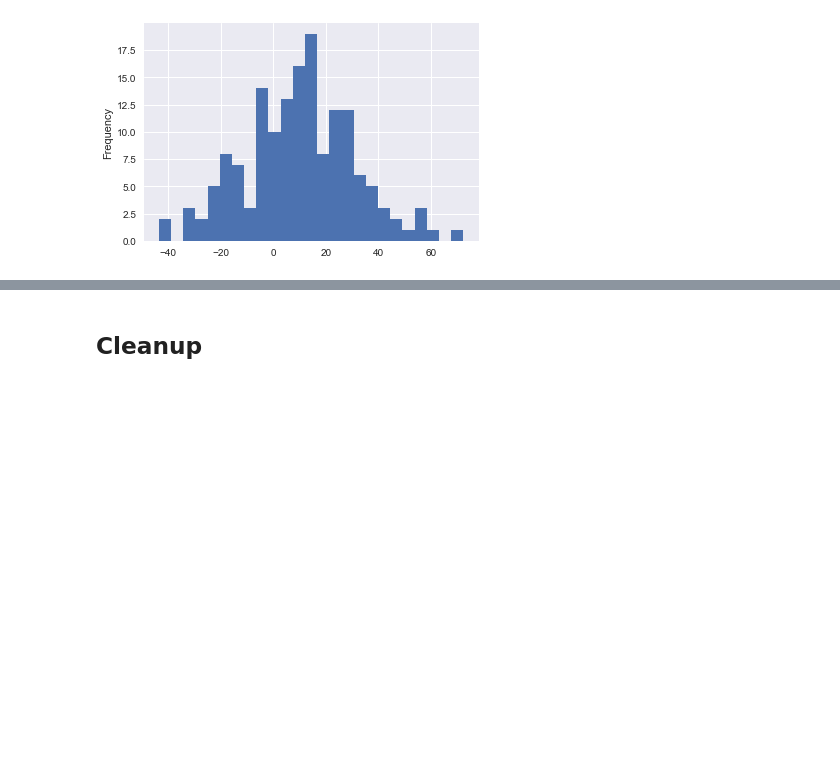
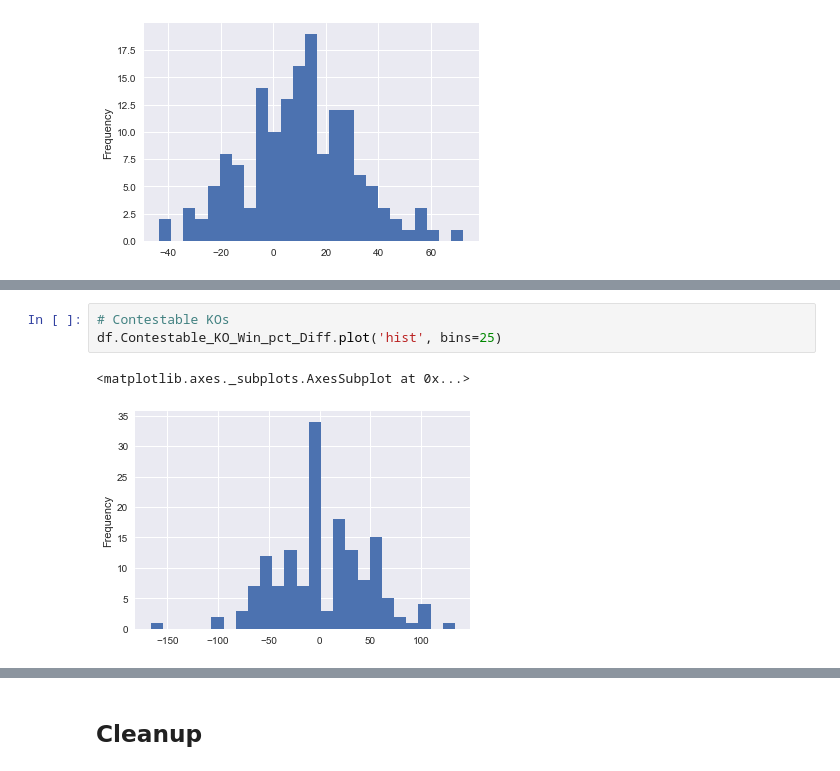
Before and after one commit to chudzikr/Springboard_Capstone1, a Jupyter notebook: code/EDA_diffdata.ipynb, the cells around one changed output, grey strips where cells are left out. Drawn from its saved outputs; the diff is of its cells as text; blank space fills up the shorter version.

```diff
--- a/code/EDA_diffdata.ipynb
+++ b/code/EDA_diffdata.ipynb
@@ -176,0 +211,6 @@ dtype: object
+# %%
+# Contestable KOs
+df.Contestable_KO_Win_pct_Diff.plot('hist', bins=25)
+# %% [output]
+<matplotlib.axes._subplots.AxesSubplot at 0x...>
+[figure, added]
```
Also changed, not shown: parts of 31 cells of this notebook.
